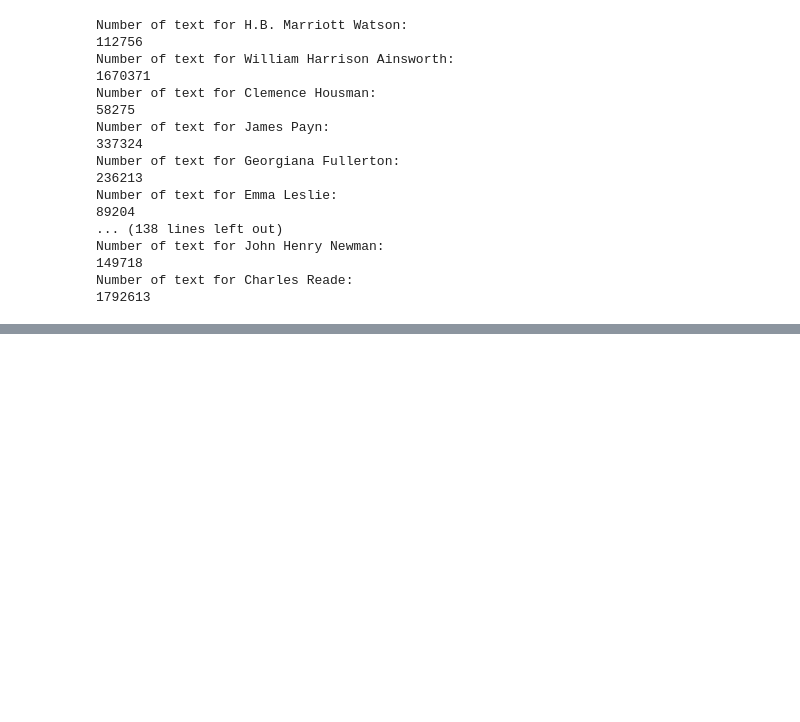
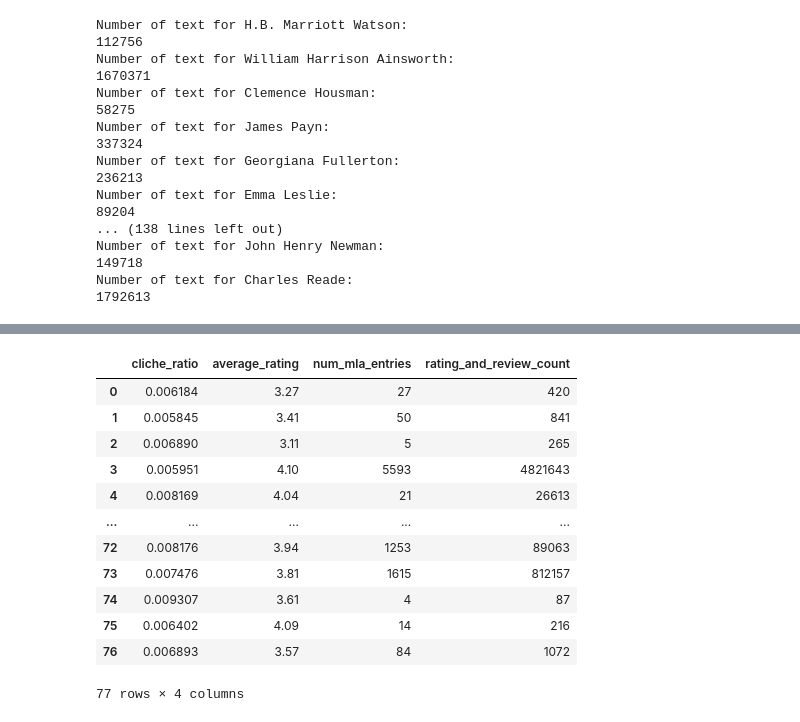
Before and after one commit to jenniferouyang/Cliches-and-19th-Century-English-Novelists, a Jupyter notebook: cliche_counts.ipynb, the cells around one changed output, grey strips where cells are left out. Cells and saved outputs as stored; diff of their text form; code cells hidden in the pictures; blank space fills up the shorter version.

```diff
--- a/cliche_counts.ipynb
+++ b/cliche_counts.ipynb
@@ -297,0 +282,22 @@ df["cliche_ratio"] = df["Cliche"] / df["Total_word"]
+# %%
+df["cliche_ratio"] = df["Cliche"] / df["Total_word"]
+df["rating_and_review_count"] = df["ratings_count"] + df["text_reviews_count"]
+
+
+author_data = df[['Author','cliche_ratio', "average_rating", "num_mla_entries", "rating_and_review_count"]]
+data = df[['cliche_ratio', "average_rating", "num_mla_entries", "rating_and_review_count"]]
+data
+# %% [output]
+|  | cliche_ratio | average_rating | num_mla_entries | rating_and_review_count |
+| 0 | 0.006184 | 3.27 | 27 | 420 |
+| 1 | 0.005845 | 3.41 | 50 | 841 |
+| 2 | 0.006890 | 3.11 | 5 | 265 |
+| 3 | 0.005951 | 4.10 | 5593 | 4821643 |
+| 4 | 0.008169 | 4.04 | 21 | 26613 |
+| ... | ... | ... | ... | ... |
+| 72 | 0.008176 | 3.94 | 1253 | 89063 |
+| 73 | 0.007476 | 3.81 | 1615 | 812157 |
+| 74 | 0.009307 | 3.61 | 4 | 87 |
+| 75 | 0.006402 | 4.09 | 14 | 216 |
+| 76 | 0.006893 | 3.57 | 84 | 1072 |
+77 rows × 4 columns
```
Also changed, not shown: parts of 4 cells of this notebook, 1 other file.
